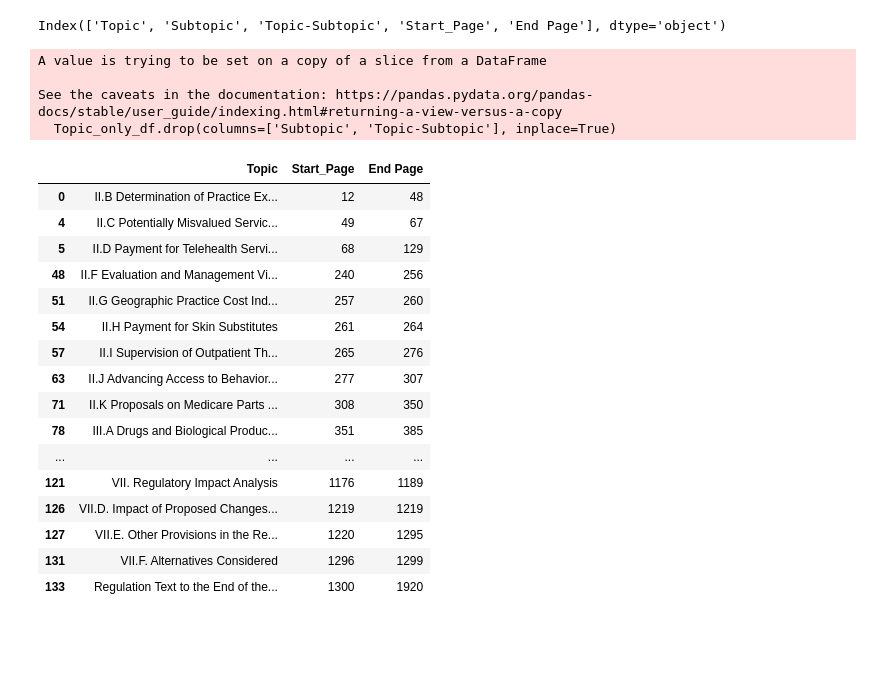
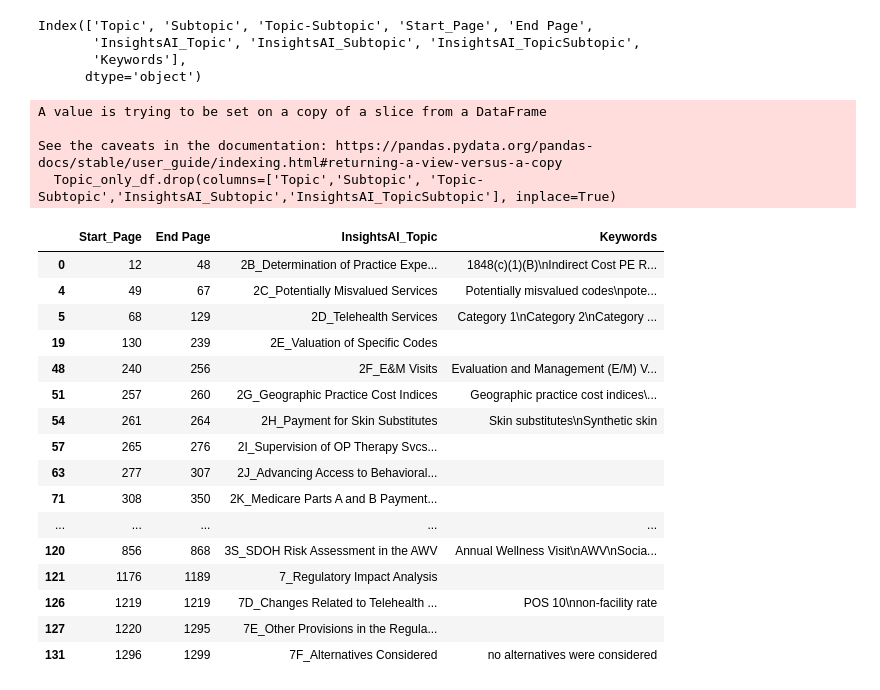
Before and after one commit to dscott-tantustech/ab_test_guide_in_python, a Jupyter notebook: Sprint_26_V2__Text_Ingest_1900pp_pdf.ipynb, the cells around one changed output. Saved outputs shown, nothing was run; the diff lists cells and outputs as text; code cells hidden in the pictures; blank space fills up the shorter version.

```diff
--- a/Sprint_26_V2__Text_Ingest_1900pp_pdf.ipynb
+++ b/Sprint_26_V2__Text_Ingest_1900pp_pdf.ipynb
@@ -16,37 +16,41 @@ Saving Reference_Workbook_CY_Provisions_CY2024_DRS_Topics_Subtopics.xlsx to Refe
 # %%
 #MODULE 1: Create data frame from the attached Topic/Subtopic file
 import pandas as pd
 Topic_SubTopic_df = pd.read_excel('Reference_Workbook_CY_Provisions_CY2024_DRS_Topics_Subtopics.xlsx')
 
 # print the output
 print(Topic_SubTopic_df.columns)
-Topic_only_df = Topic_SubTopic_df[Topic_SubTopic_df['Subtopic'].isnull()]
-Topic_only_df.drop(columns=['Subtopic', 'Topic-Subtopic'], inplace=True)
+Topic_only_df = Topic_SubTopic_df[Topic_SubTopic_df['InsightsAI_Topic'].notnull()]
+
+Topic_only_df.drop(columns=['Topic','Subtopic', 'Topic-Subtopic','InsightsAI_Subtopic','InsightsAI_TopicSubtopic'], inplace=True)
 
 Topic_only_df
 # %% [output]
-Index(['Topic', 'Subtopic', 'Topic-Subtopic', 'Start_Page', 'End Page'], dtype='object')
+Index(['Topic', 'Subtopic', 'Topic-Subtopic', 'Start_Page', 'End Page',
+       'InsightsAI_Topic', 'InsightsAI_Subtopic', 'InsightsAI_TopicSubtopic',
+       'Keywords'],
+      dtype='object')
 A value is trying to be set on a copy of a slice from a DataFrame
 
 See the caveats in the documentation: https://pandas.pydata.org/pandas-docs/stable/user_guide/indexing.html#returning-a-view-versus-a-copy
-  Topic_only_df.drop(columns=['Subtopic', 'Topic-Subtopic'], inplace=True)
+  Topic_only_df.drop(columns=['Topic','Subtopic', 'Topic-Subtopic','InsightsAI_Subtopic','InsightsAI_TopicSubtopic'], inplace=True)
-|  | Topic | Start_Page | End Page |
-| 0 | II.B Determination of Practice Ex... | 12 | 48 |
-| 4 | II.C Potentially Misvalued Servic... | 49 | 67 |
-| 5 | II.D Payment for Telehealth Servi... | 68 | 129 |
-| 48 | II.F Evaluation and Management Vi... | 240 | 256 |
-| 51 | II.G Geographic Practice Cost Ind... | 257 | 260 |
-| 54 | II.H Payment for Skin Substitutes | 261 | 264 |
-| 57 | II.I Supervision of Outpatient Th... | 265 | 276 |
-| 63 | II.J Advancing Access to Behavior... | 277 | 307 |
-| 71 | II.K Proposals on Medicare Parts ... | 308 | 350 |
-| 78 | III.A Drugs and Biological Produc... | 351 | 385 |
-| ... | ... | ... | ... |
-| 121 | VII. Regulatory Impact Analysis | 1176 | 1189 |
-| 126 | VII.D. Impact of Proposed Changes... | 1219 | 1219 |
-| 127 | VII.E. Other Provisions in the Re... | 1220 | 1295 |
-| 131 | VII.F. Alternatives Considered | 1296 | 1299 |
-| 133 | Regulation Text to the End of the... | 1300 | 1920 |
+|  | Start_Page | End Page | InsightsAI_Topic | Keywords |
+| 0 | 12 | 48 | 2B_Determination of Practice Expe... | 1848(c)(1)(B)\nIndirect Cost PE R... |
+| 4 | 49 | 67 | 2C_Potentially Misvalued Services | Potentially misvalued codes\npote... |
+| 5 | 68 | 129 | 2D_Telehealth Services | Category 1\nCategory 2\nCategory ... |
+| 19 | 130 | 239 | 2E_Valuation of Specific Codes |  |
+| 48 | 240 | 256 | 2F_E&M Visits | Evaluation and Management (E/M) V... |
+| 51 | 257 | 260 | 2G_Geographic Practice Cost Indices | Geographic practice cost indices\... |
+| 54 | 261 | 264 | 2H_Payment for Skin Substitutes | Skin substitutes\nSynthetic skin |
+| 57 | 265 | 276 | 2I_Supervision of OP Therapy Svcs... |  |
+| 63 | 277 | 307 | 2J_Advancing Access to Behavioral... |  |
+| 71 | 308 | 350 | 2K_Medicare Parts A and B Payment... |  |
+| ... | ... | ... | ... | ... |
+| 120 | 856 | 868 | 3S_SDOH Risk Assessment in the AWV | Annual Wellness Visit\nAWV\nSocia... |
+| 121 | 1176 | 1189 | 7_Regulatory Impact Analysis |  |
+| 126 | 1219 | 1219 | 7D_Changes Related to Telehealth ... | POS 10\nnon-facility rate |
+| 127 | 1220 | 1295 | 7E_Other Provisions in the Regula... |  |
+| 131 | 1296 | 1299 | 7F_Alternatives Considered | no alternatives were considered |
 # %%
 # MODULE 2: Convert Proposed Rules PDF to Text
 !pip install PyPDF2
```
Also changed, not shown: parts of 31 cells of this notebook.
